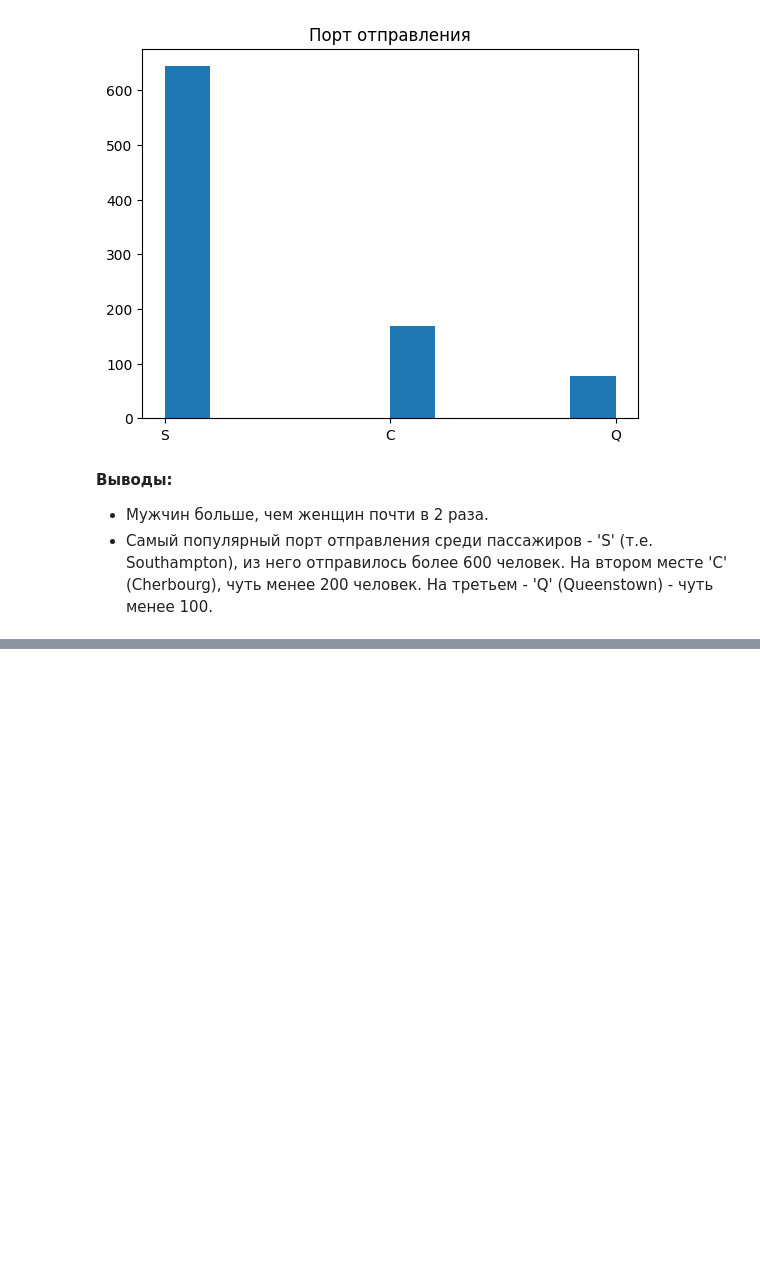
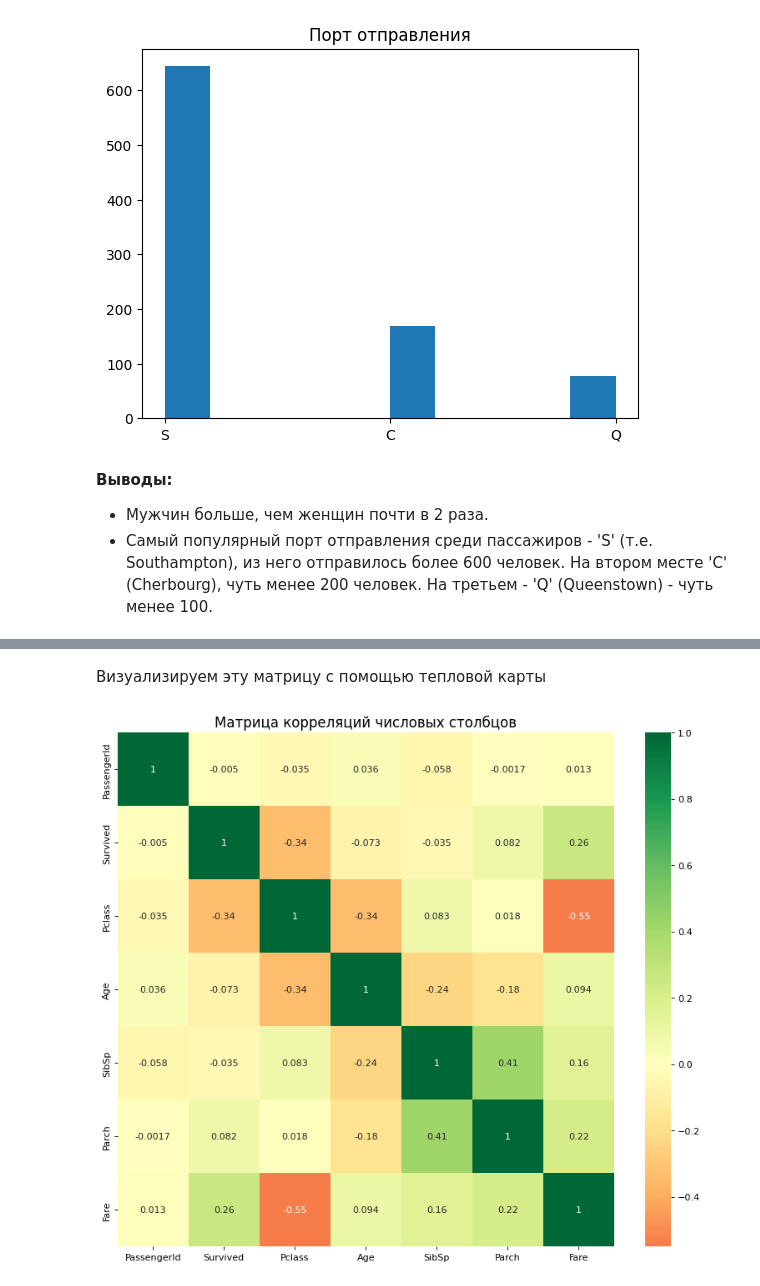
Before and after one commit to VenerinnaWolf/learning-airflow, a Jupyter notebook: python_tasks/combined/combined.ipynb, the cells around one changed output, grey strips where cells are left out. Cells and saved outputs as stored; diff of their text form; code cells hidden in the pictures; blank space fills up the shorter version.

```diff
--- a/python_tasks/combined/combined.ipynb
+++ b/python_tasks/combined/combined.ipynb
@@ -174,0 +335,3 @@ plt.show()
+# %%
+corr_mat = df_copy[numeric_cols].corr()
+corr_mat
@@ -174,0 +347,9 @@ plt.show()
+# %% [markdown]
+Визуализируем эту матрицу с помощью тепловой карты
+# %%
+plt.figure(figsize=(12,10), dpi=80)
+sns.heatmap(corr_mat, xticklabels=corr_mat.columns, yticklabels=corr_mat.columns, cmap='RdYlGn', center=0, annot=True)
+plt.title('Матрица корреляций числовых столбцов', fontsize=15)
+plt.show()
+# %% [output]
+[figure, added]
```
Also changed, not shown: parts of 21 cells of this notebook.
